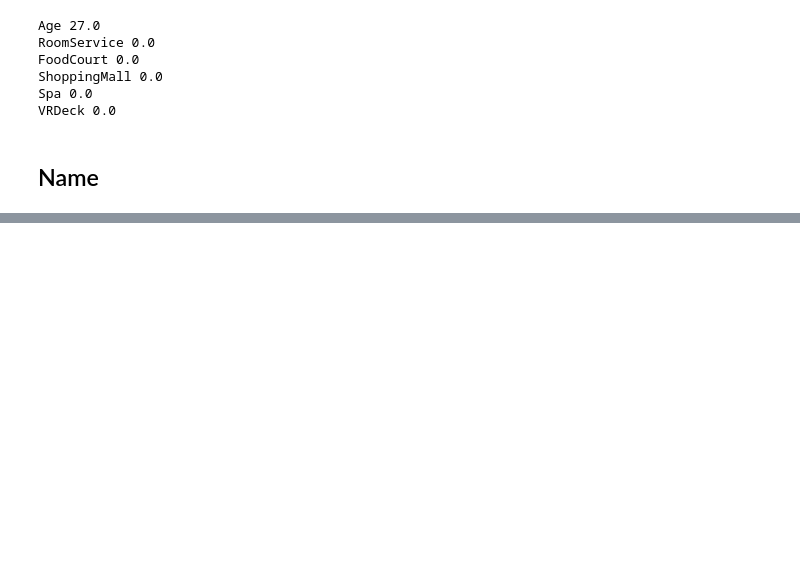
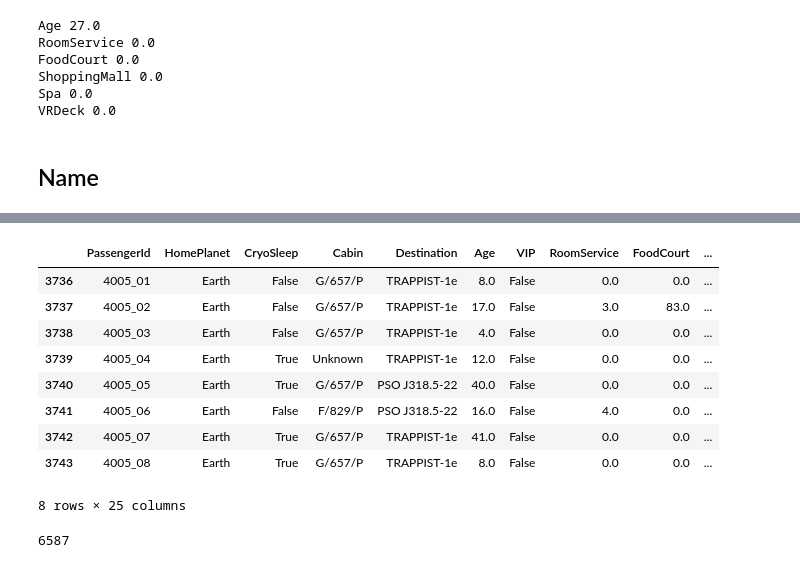
Before and after one commit to Sergey-Chursin/kaggle-spaceship-titanic-pytorch-catboost-stacking, a Jupyter notebook: notebooks/EDA. Feature_engineering.ipynb, the cells around one changed output, grey strips where cells are left out. Drawn from its saved outputs; the diff is of its cells as text; code cells hidden in the pictures; blank space fills up the shorter version.

```diff
--- a/notebooks/EDA. Feature_engineering.ipynb
+++ b/notebooks/EDA. Feature_engineering.ipynb
@@ -727,0 +1107,17 @@ df_train.shape, df_test.shape
+# %%
+df_train[df_train['id_group'] == '4005']
+# %% [output]
+|  | PassengerId | HomePlanet | CryoSleep | Cabin | Destination | Age | VIP | RoomService | FoodCourt | ... |
+| 3736 | 4005_01 | Earth | False | G/657/P | TRAPPIST-1e | 8.0 | False | 0.0 | 0.0 | ... |
+| 3737 | 4005_02 | Earth | False | G/657/P | TRAPPIST-1e | 17.0 | False | 3.0 | 83.0 | ... |
+| 3738 | 4005_03 | Earth | False | G/657/P | TRAPPIST-1e | 4.0 | False | 0.0 | 0.0 | ... |
+| 3739 | 4005_04 | Earth | True | Unknown | TRAPPIST-1e | 12.0 | False | 0.0 | 0.0 | ... |
+| 3740 | 4005_05 | Earth | True | G/657/P | PSO J318.5-22 | 40.0 | False | 0.0 | 0.0 | ... |
+| 3741 | 4005_06 | Earth | False | F/829/P | PSO J318.5-22 | 16.0 | False | 4.0 | 0.0 | ... |
+| 3742 | 4005_07 | Earth | True | G/657/P | TRAPPIST-1e | 41.0 | False | 0.0 | 0.0 | ... |
+| 3743 | 4005_08 | Earth | True | G/657/P | TRAPPIST-1e | 8.0 | False | 0.0 | 0.0 | ... |
+8 rows × 25 columns
+# %%
+df_train.family_id.nunique()
+# %% [output]
+6587
```
Also changed, not shown: parts of 83 cells of this notebook.
